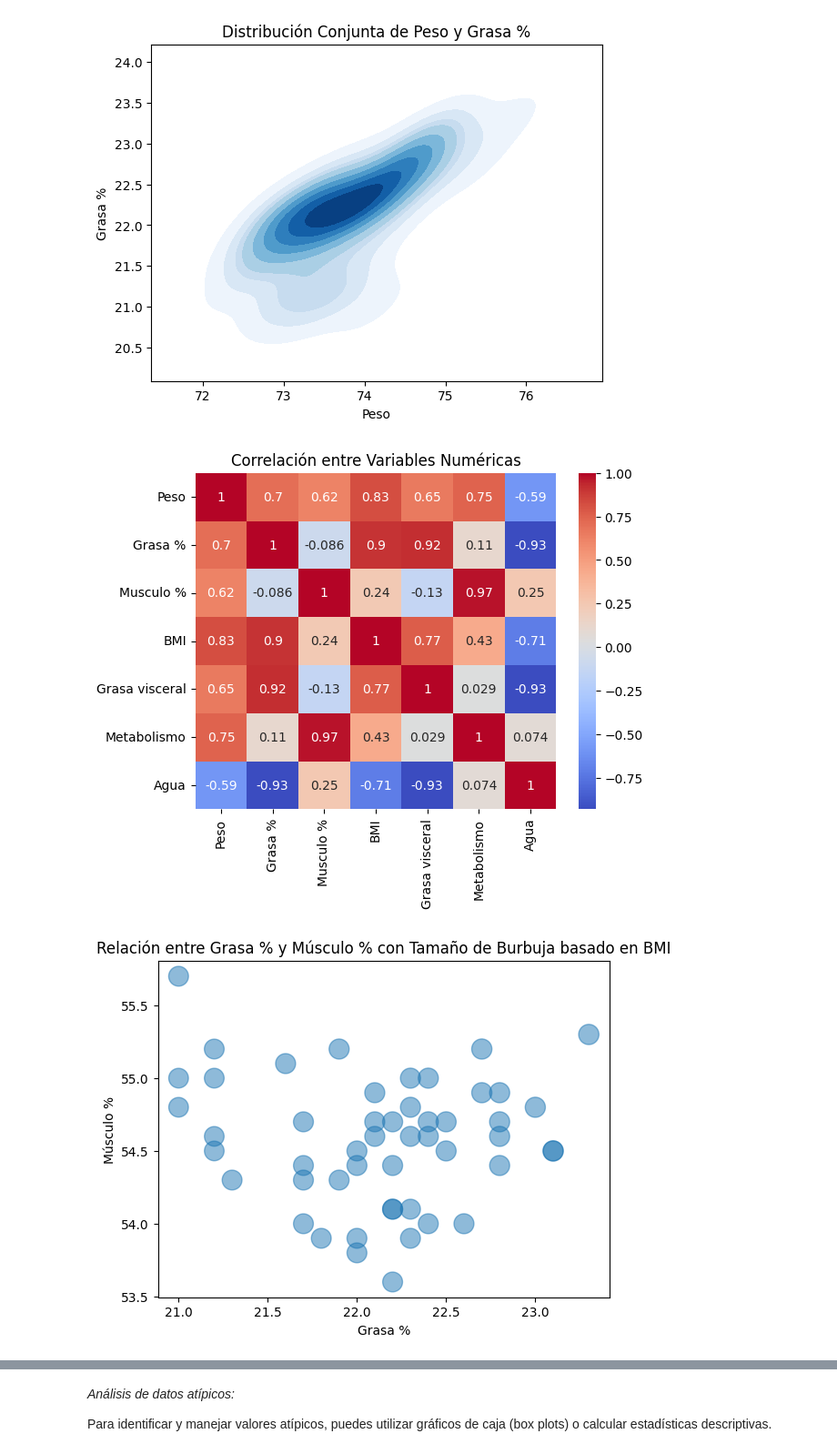
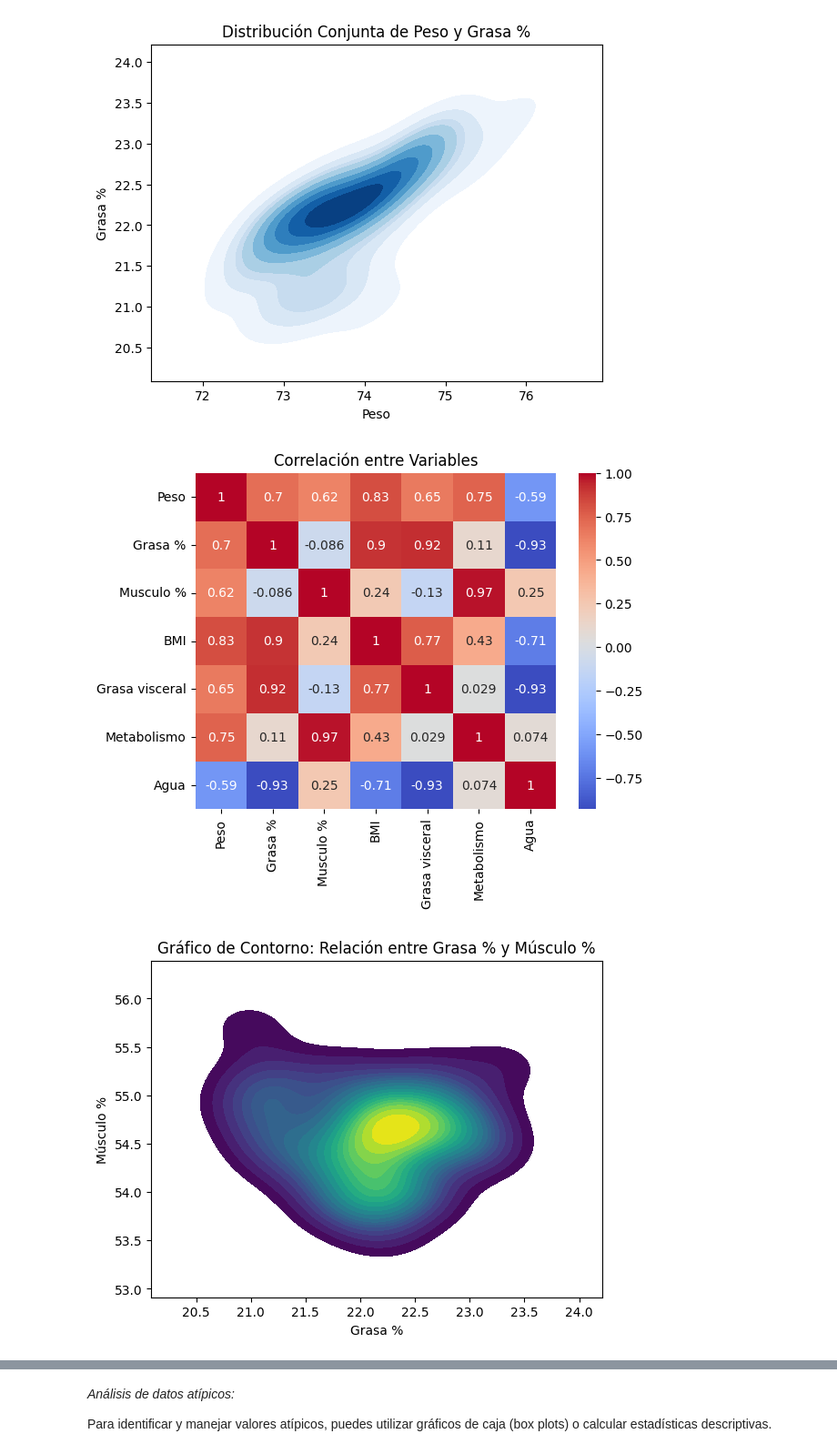
Before and after one commit to julio-ruani-ispc/Grupo18-PracticaProfesionalizante, a Jupyter notebook: Notebooks/PP1-G18-SPRINT02-Inspección-gráfica-de-los-estadísticos.ipynb, the cells around one changed output, grey strips where cells are left out. Shown at 91% size. Saved outputs shown, nothing was run; the diff lists cells and outputs as text; code cells hidden in the pictures.

```diff
--- a/Notebooks/PP1-G18-SPRINT02-Inspección-gráfica-de-los-estadísticos.ipynb
+++ b/Notebooks/PP1-G18-SPRINT02-Inspección-gráfica-de-los-estadísticos.ipynb
@@ -113,20 +95,23 @@ plt.show()
 # %% [output]
 [figure]
 # %%
-#Correlación entre todas las variables numéricas
+#Correlación entre muchas variables
 correlacion = data_df[['Peso', 'Grasa %', 'Musculo %', 'BMI', 'Grasa visceral', 'Metabolismo', 'Agua']].corr()
 sns.heatmap(correlacion, annot=True, cmap='coolwarm')
-plt.title('Correlación entre Variables Numéricas')
+plt.title('Correlación entre Variables')
 plt.show()
 # %% [output]
-[figure, old version]
+[figure, new version]
 # %%
-#Relación de porcentajes de grasa y musculo en base al BMI
-plt.scatter(data_df['Grasa %'], data_df['Musculo %'], s=data_df['BMI'] * 10, alpha=0.5)
+#Relación de porcentajes de grasa y musculo
+# Crear un gráfico de contorno
+sns.kdeplot(data=data_df, x='Grasa %', y='Musculo %', cmap='viridis', fill=True, levels=20)
+
+# Establecer etiquetas y título
 plt.xlabel('Grasa %')
 plt.ylabel('Músculo %')
-plt.title('Relación entre Grasa % y Músculo % con Tamaño de Burbuja basado en BMI')
+plt.title('Gráfico de Contorno: Relación entre Grasa % y Músculo %')
 plt.show()
 # %% [output]
-[figure, old version]
+[figure, new version]
 # %%
```
Also changed, not shown: parts of 5 cells of this notebook, 1 other file.
